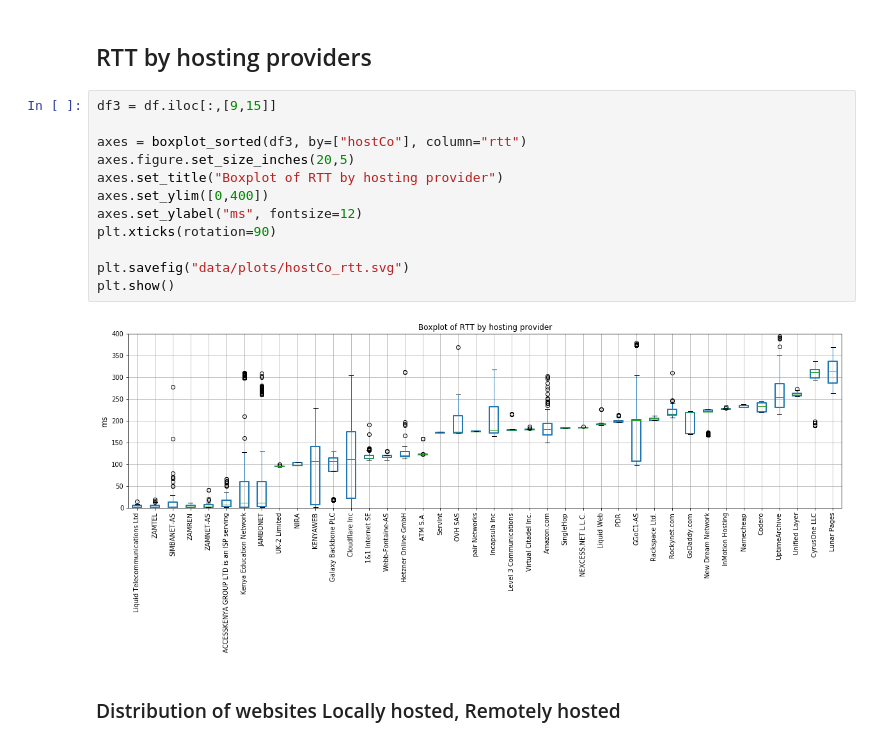
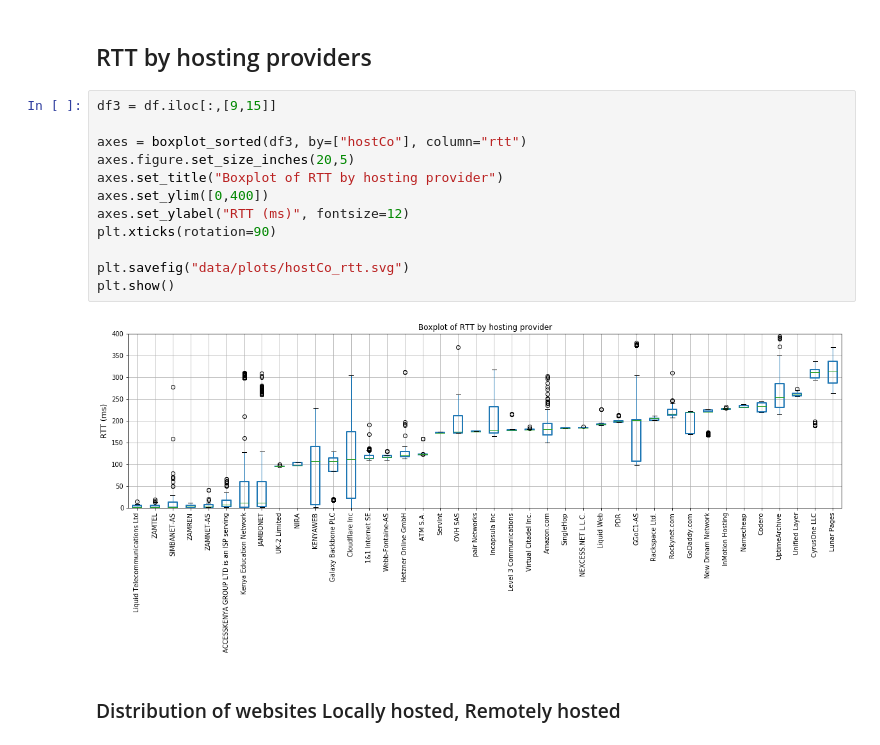
Before and after one commit to AFRINIC-Labs/cloud-computing, a Jupyter notebook: Cloud-computing.ipynb, the cells around one changed output. Saved outputs shown, nothing was run; the diff lists cells and outputs as text.

```diff
--- a/Cloud-computing.ipynb
+++ b/Cloud-computing.ipynb
@@ -94,17 +94,17 @@ plt.show()
 # %%
 df3 = df.iloc[:,[9,15]]
 
 axes = boxplot_sorted(df3, by=["hostCo"], column="rtt")
 axes.figure.set_size_inches(20,5)
 axes.set_title("Boxplot of RTT by hosting provider")
 axes.set_ylim([0,400])
-axes.set_ylabel("ms", fontsize=12)
+axes.set_ylabel("RTT (ms)", fontsize=12)
 plt.xticks(rotation=90)
 
 plt.savefig("data/plots/hostCo_rtt.svg")
 plt.show()
 # %% [output]
-[figure, old version]
+[figure, new version]
 # %% [markdown]
 ### Distribution of websites Locally hosted, Remotely hosted
 # %%
```
Also changed, not shown: parts of 3 cells of this notebook, 8 other files.
